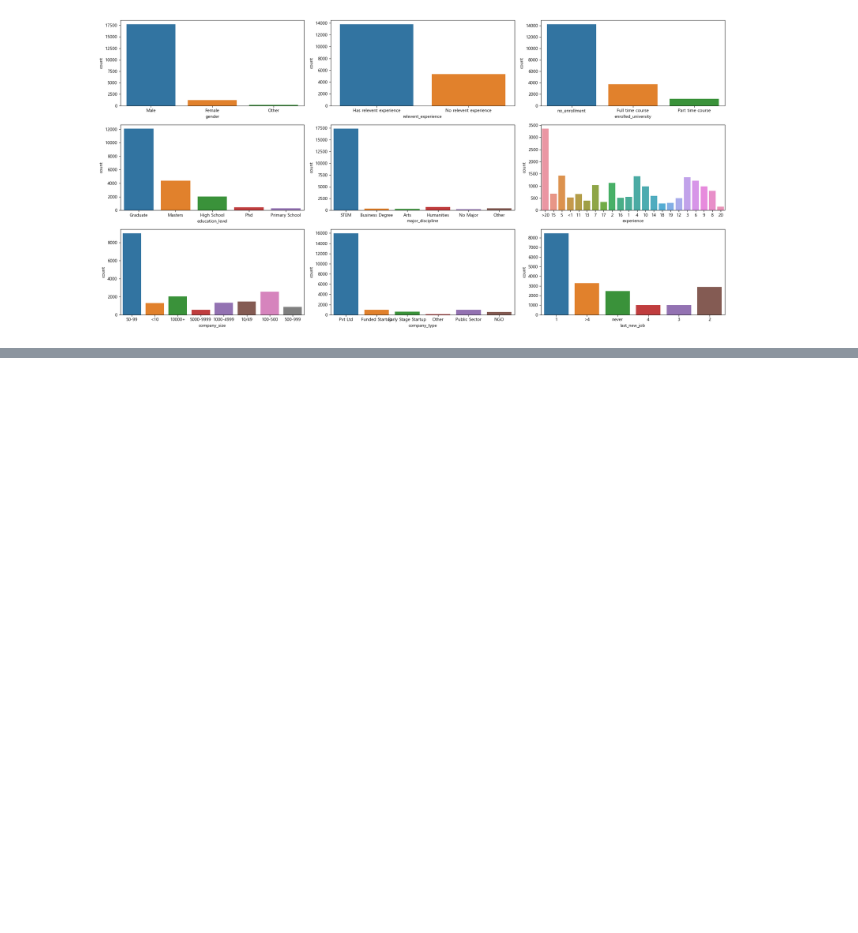
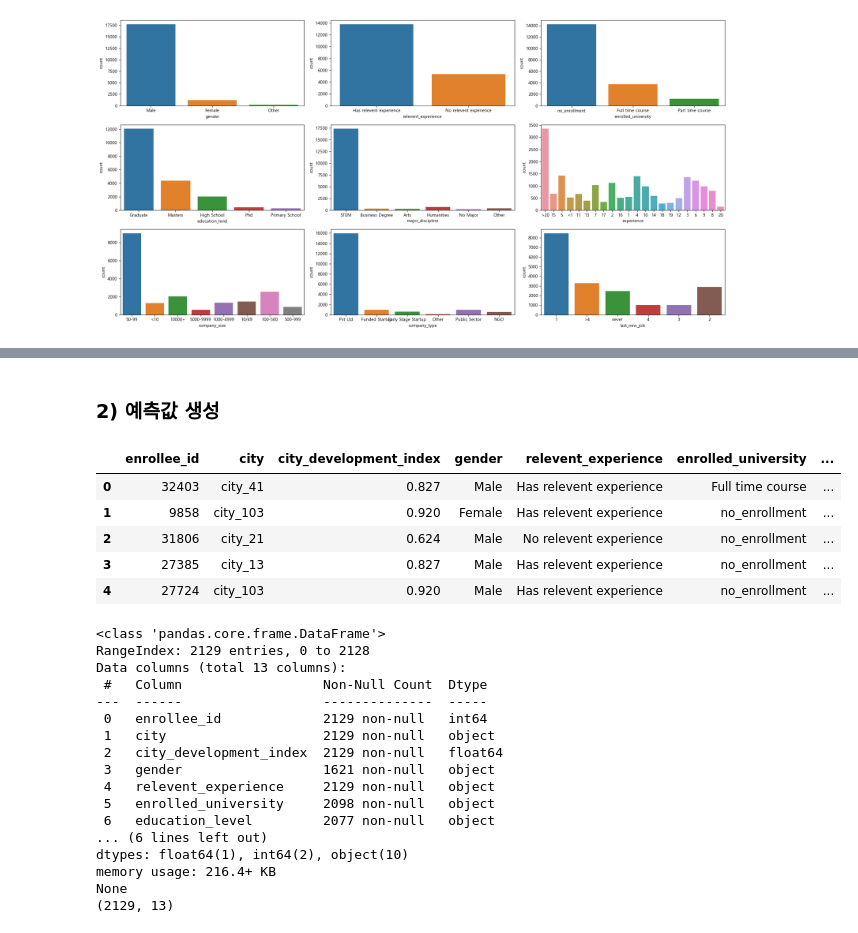
Before and after one commit to Park-Young-Bin/ADP_code, a Jupyter notebook: Kaggle_HR analytics.ipynb, the cells around one changed output, grey strips where cells are left out. Drawn from its saved outputs; the diff is of its cells as text; code cells hidden in the pictures; blank space fills up the shorter version.

```diff
--- a/Kaggle_HR analytics.ipynb
+++ b/Kaggle_HR analytics.ipynb
@@ -141,0 +283,31 @@ plt.tight_layout();
+# %% [markdown]
+### 2) 예측값 생성
+# %%
+test = pd.read_csv(os.getcwd() + '/data/hr_analytics/aug_test.csv')
+display(test.head())
+print(test.info())
+print(test.shape)
+# %% [output]
+|  | enrollee_id | city | city_development_index | gender | relevent_experience | enrolled_university | ... |
+| 0 | 32403 | city_41 | 0.827 | Male | Has relevent experience | Full time course | ... |
+| 1 | 9858 | city_103 | 0.920 | Female | Has relevent experience | no_enrollment | ... |
+| 2 | 31806 | city_21 | 0.624 | Male | No relevent experience | no_enrollment | ... |
+| 3 | 27385 | city_13 | 0.827 | Male | Has relevent experience | no_enrollment | ... |
+| 4 | 27724 | city_103 | 0.920 | Male | Has relevent experience | no_enrollment | ... |
+<class 'pandas.core.frame.DataFrame'>
+RangeIndex: 2129 entries, 0 to 2128
+Data columns (total 13 columns):
+ #   Column                  Non-Null Count  Dtype
+---  ------                  --------------  -----
+ 0   enrollee_id             2129 non-null   int64
+ 1   city                    2129 non-null   object
+ 2   city_development_index  2129 non-null   float64
+ 3   gender                  1621 non-null   object
+ 4   relevent_experience     2129 non-null   object
+ 5   enrolled_university     2098 non-null   object
+ 6   education_level         2077 non-null   object
+... (6 lines left out)
+dtypes: float64(1), int64(2), object(10)
+memory usage: 216.4+ KB
+None
+(2129, 13)
```
Also changed, not shown: parts of 19 cells of this notebook.
